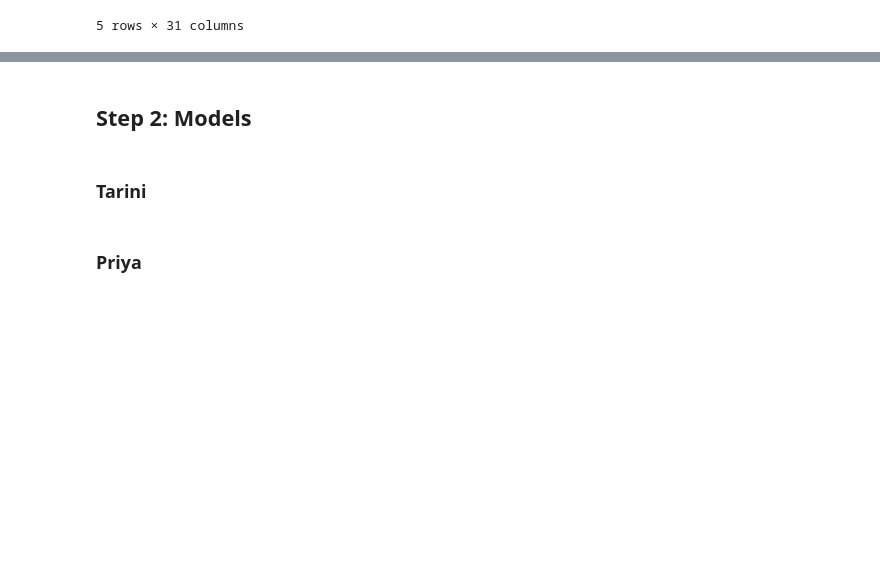
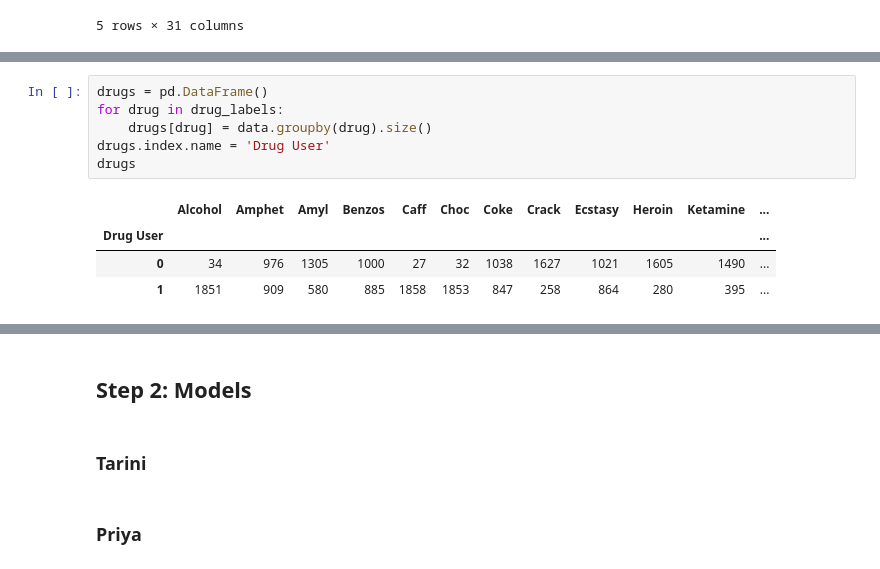
Before and after one commit to samantho/drug-prediction, a Jupyter notebook: Final_Project.ipynb, the cells around one changed output, grey strips where cells are left out. Drawn from its saved outputs; the diff is of its cells as text; blank space fills up the shorter version.

```diff
--- a/Final_Project.ipynb
+++ b/Final_Project.ipynb
@@ -155,0 +232,11 @@ data.head()
+# %%
+drugs = pd.DataFrame()
+for drug in drug_labels:
+    drugs[drug] = data.groupby(drug).size()
+drugs.index.name = 'Drug User'
+drugs
+# %% [output]
+|  | Alcohol | Amphet | Amyl | Benzos | Caff | Choc | Coke | Crack | Ecstasy | Heroin | Ketamine | ... |
+| Drug User |  |  |  |  |  |  |  |  |  |  |  | ... |
+| 0 | 34 | 976 | 1305 | 1000 | 27 | 32 | 1038 | 1627 | 1021 | 1605 | 1490 | ... |
+| 1 | 1851 | 909 | 580 | 885 | 1858 | 1853 | 847 | 258 | 864 | 280 | 395 | ... |
```
Also changed, not shown: parts of 13 cells of this notebook, 1 other file.
